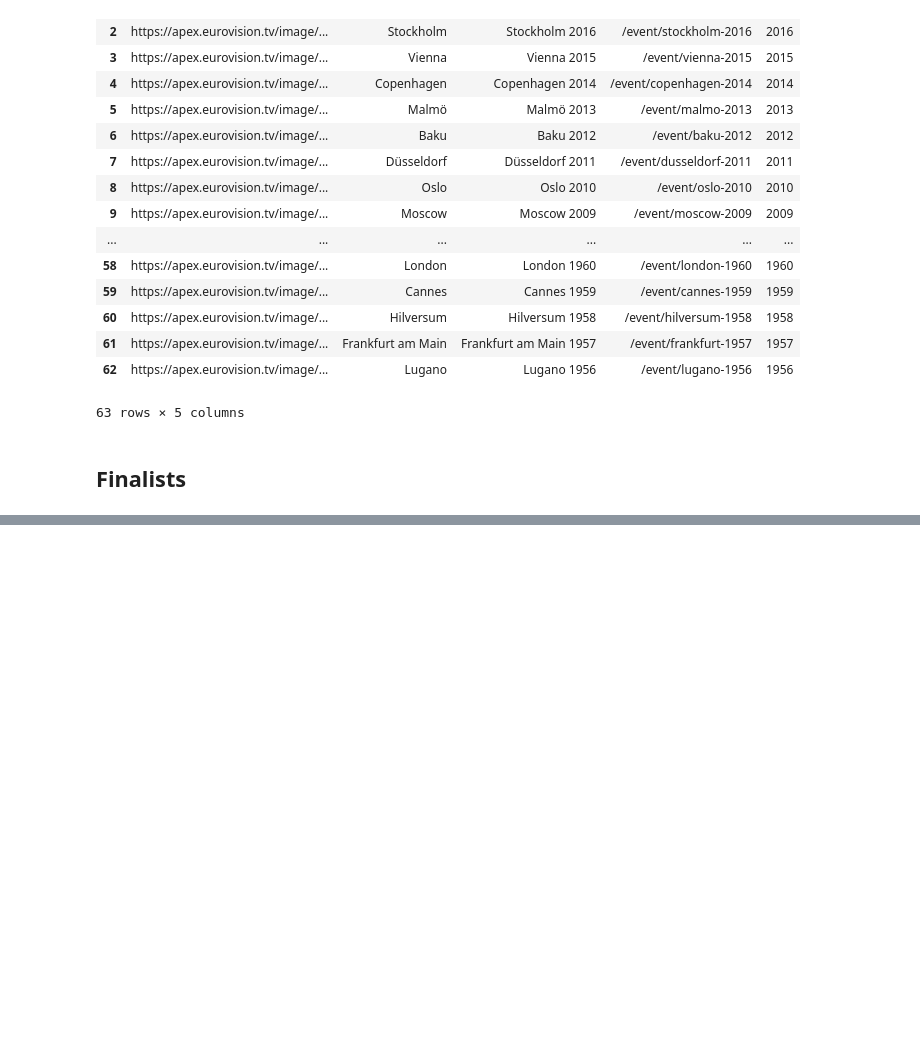
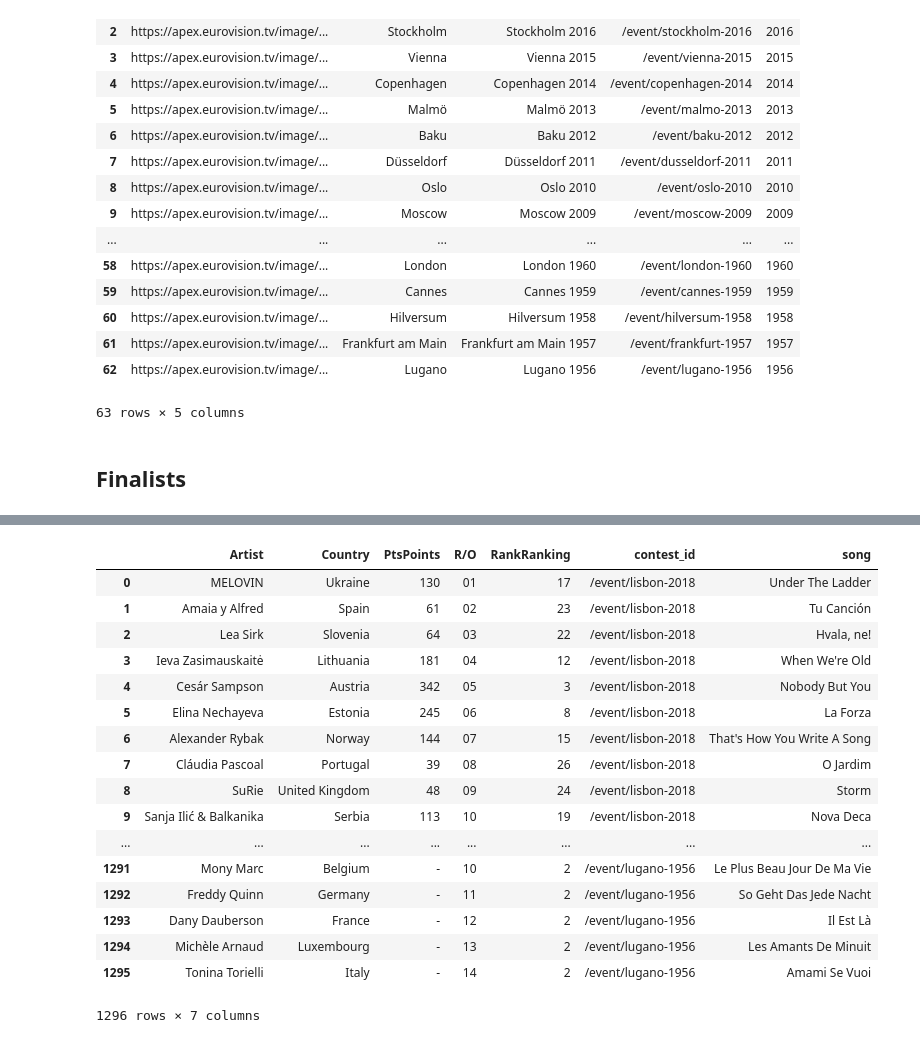
Before and after one commit to xeophin/lede-data-and-databases, a Jupyter notebook: project/esc.ipynb, the cells around one changed output, grey strips where cells are left out. Saved outputs shown, nothing was run; the diff lists cells and outputs as text; code cells hidden in the pictures; blank space fills up the shorter version.

Commit message:
feat(Project): add all finalists

```diff
--- a/project/esc.ipynb
+++ b/project/esc.ipynb
@@ -114,10 +114,26 @@ def get_finalists(contest_url_fragement):
 
   contest_soup = BeautifulSoup(response.text, 'lxml')
 
-  finalists_rows = contest_soup.select('.body__TableBody-s18it6kf-0 tr')
+  header_cells = contest_soup.select('table thead tr th '
+                                     '.small-caps__SmallCaps-s1ooca2g-0')
+  headers = [cell.text for cell in header_cells]
+
+  finalists_rows = contest_soup.select('table tbody tr')
+
+  finalists = []
 
   for finalist in finalists_rows:
-    print(finalist.text)
+    finalists_cells = finalist.select('td')
+    entry = {
+      'contest_id': contest_url_fragement
+    }
+
+    for i in range(len(finalist)):
+      entry[headers[i]] = finalists_cells[i].text
+
+    finalists.append(entry)
+
+  return finalists
 # %%
 get_finalists('/event/bergen-1986')
 # %% [output]
@@ -143,0 +157,30 @@ get_finalists('/event/bergen-1986')
+# %%
+# Okay, I guess we're just going to loop over the url fragments and use that
+# to create a new dataframe with all the contest entries that reached the final
+
+finalists_list = []
+
+for url in contests_df['url']:
+  finalists_list = finalists_list + get_finalists(url)
+
+finalists_df = pd.DataFrame(finalists_list)
+finalists_df
+# %% [output]
+|  | Artist | Country | PtsPoints | R/O | RankRanking | contest_id | song |
+| 0 | MELOVIN | Ukraine | 130 | 01 | 17 | /event/lisbon-2018 | Under The Ladder |
+| 1 | Amaia y Alfred | Spain | 61 | 02 | 23 | /event/lisbon-2018 | Tu Canción |
+| 2 | Lea Sirk | Slovenia | 64 | 03 | 22 | /event/lisbon-2018 | Hvala, ne! |
+| 3 | Ieva Zasimauskaitė | Lithuania | 181 | 04 | 12 | /event/lisbon-2018 | When We're Old |
+| 4 | Cesár Sampson | Austria | 342 | 05 | 3 | /event/lisbon-2018 | Nobody But You |
+| 5 | Elina Nechayeva | Estonia | 245 | 06 | 8 | /event/lisbon-2018 | La Forza |
+| 6 | Alexander Rybak | Norway | 144 | 07 | 15 | /event/lisbon-2018 | That's How You Write A Song |
+| 7 | Cláudia Pascoal | Portugal | 39 | 08 | 26 | /event/lisbon-2018 | O Jardim |
+| 8 | SuRie | United Kingdom | 48 | 09 | 24 | /event/lisbon-2018 | Storm |
+| 9 | Sanja Ilić & Balkanika | Serbia | 113 | 10 | 19 | /event/lisbon-2018 | Nova Deca |
+| ... | ... | ... | ... | ... | ... | ... | ... |
+| 1291 | Mony Marc | Belgium | - | 10 | 2 | /event/lugano-1956 | Le Plus Beau Jour De Ma Vie |
+| 1292 | Freddy Quinn | Germany | - | 11 | 2 | /event/lugano-1956 | So Geht Das Jede Nacht |
+| 1293 | Dany Dauberson | France | - | 12 | 2 | /event/lugano-1956 | Il Est Là |
+| 1294 | Michèle Arnaud | Luxembourg | - | 13 | 2 | /event/lugano-1956 | Les Amants De Minuit |
+| 1295 | Tonina Torielli | Italy | - | 14 | 2 | /event/lugano-1956 | Amami Se Vuoi |
+1296 rows × 7 columns
```
Also changed, not shown: parts of 1 cell of this notebook.
